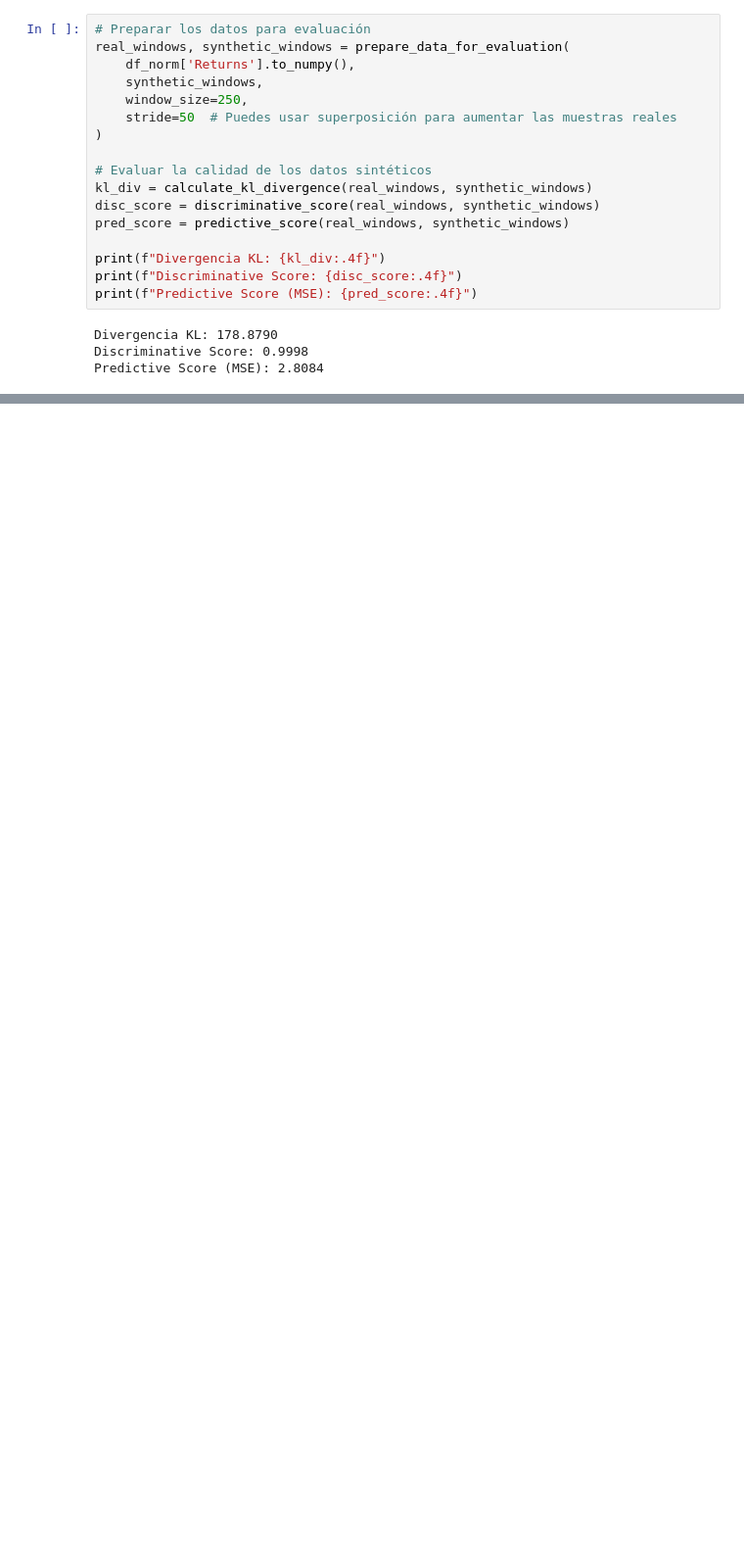
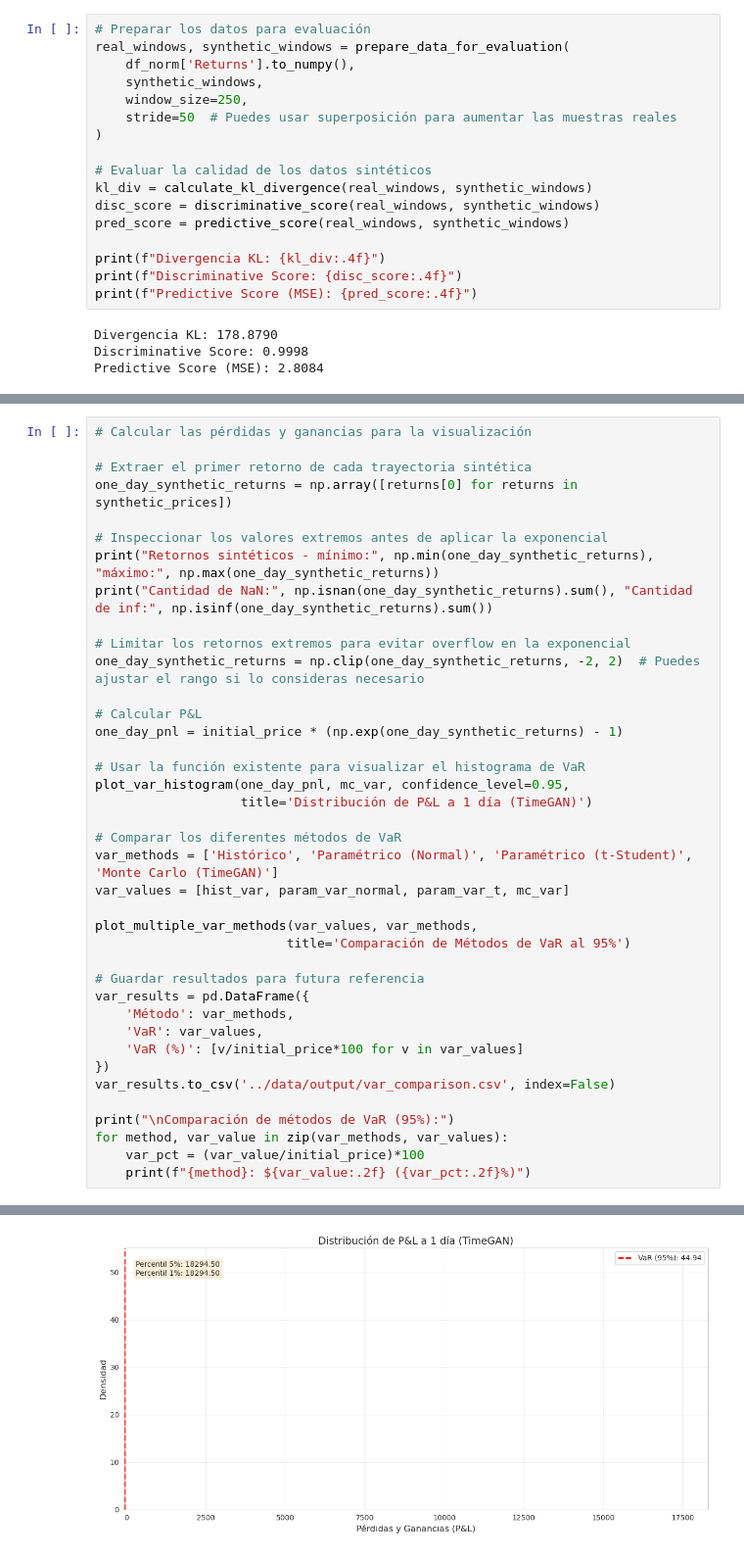
Before and after one commit to RiemannIntegrable/TimeGAN-VaR, a Jupyter notebook: notebooks/implementacion.ipynb, the cells around one changed output, grey strips where cells are left out. Shown: that part at 98% size. Cells and saved outputs as stored; diff of their text form; blank space fills up the shorter version.

Commit message:
antes de la implementacion del backtesting

```diff
--- a/notebooks/implementacion.ipynb
+++ b/notebooks/implementacion.ipynb
@@ -156,0 +248,40 @@ Predictive Score (MSE): 2.8084
+# %%
+# Calcular las pérdidas y ganancias para la visualización
+
+# Extraer el primer retorno de cada trayectoria sintética
+one_day_synthetic_returns = np.array([returns[0] for returns in synthetic_prices])
+
+# Inspeccionar los valores extremos antes de aplicar la exponencial
+print("Retornos sintéticos - mínimo:", np.min(one_day_synthetic_returns), "máximo:", np.max(one_day_synthetic_returns))
+print("Cantidad de NaN:", np.isnan(one_day_synthetic_returns).sum(), "Cantidad de inf:", np.isinf(one_day_synthetic_returns).sum())
+
+# Limitar los retornos extremos para evitar overflow en la exponencial
+one_day_synthetic_returns = np.clip(one_day_synthetic_returns, -2, 2)  # Puedes ajustar el rango si lo consideras necesario
+
+# Calcular P&L
+one_day_pnl = initial_price * (np.exp(one_day_synthetic_returns) - 1)
+
+# Usar la función existente para visualizar el histograma de VaR
+plot_var_histogram(one_day_pnl, mc_var, confidence_level=0.95,
+                   title='Distribución de P&L a 1 día (TimeGAN)')
+
+# Comparar los diferentes métodos de VaR
+var_methods = ['Histórico', 'Paramétrico (Normal)', 'Paramétrico (t-Student)', 'Monte Carlo (TimeGAN)']
+var_values = [hist_var, param_var_normal, param_var_t, mc_var]
+
+plot_multiple_var_methods(var_values, var_methods,
+                         title='Comparación de Métodos de VaR al 95%')
+
+# Guardar resultados para futura referencia
+var_results = pd.DataFrame({
+    'Método': var_methods,
+    'VaR': var_values,
+    'VaR (%)': [v/initial_price*100 for v in var_values]
+})
+var_results.to_csv('../data/output/var_comparison.csv', index=False)
+
+print("\nComparación de métodos de VaR (95%):")
+for method, var_value in zip(var_methods, var_values):
+    var_pct = (var_value/initial_price)*100
+    print(f"{method}: ${var_value:.2f} ({var_pct:.2f}%)")
+# %% [output]
@@ -156,0 +296 @@ Predictive Score (MSE): 2.8084
+[figure, added]
```
Also changed, not shown: parts of 8 cells of this notebook, 1 other file.
